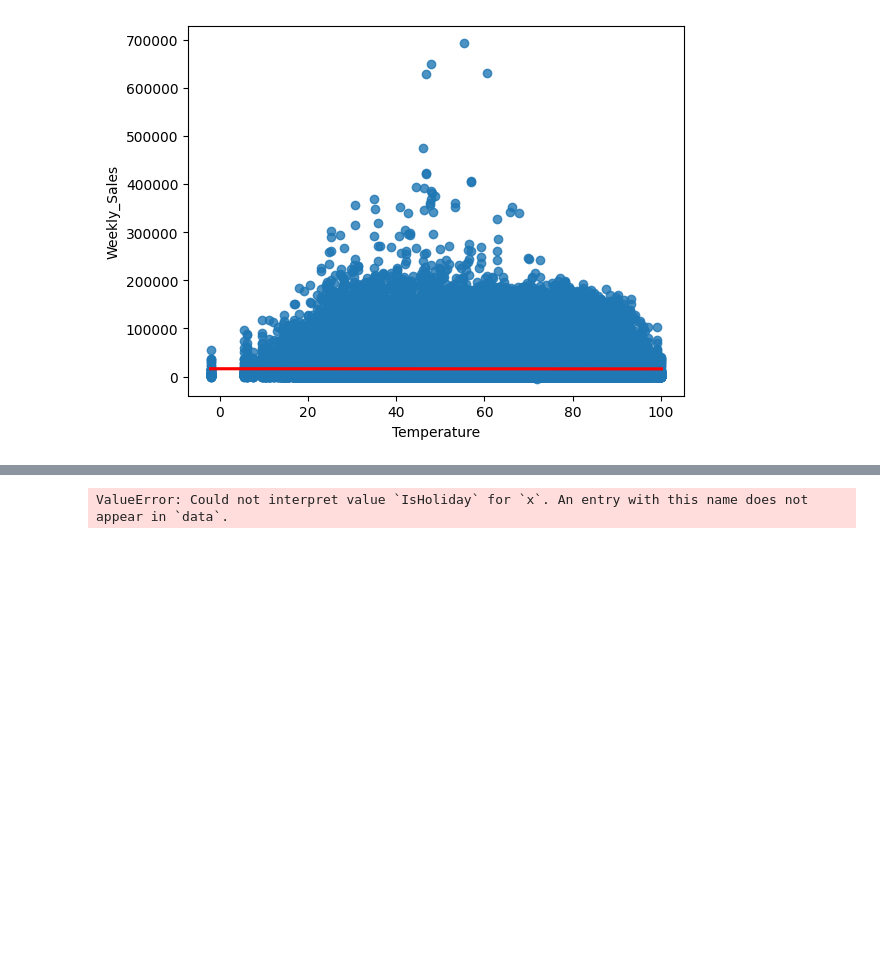
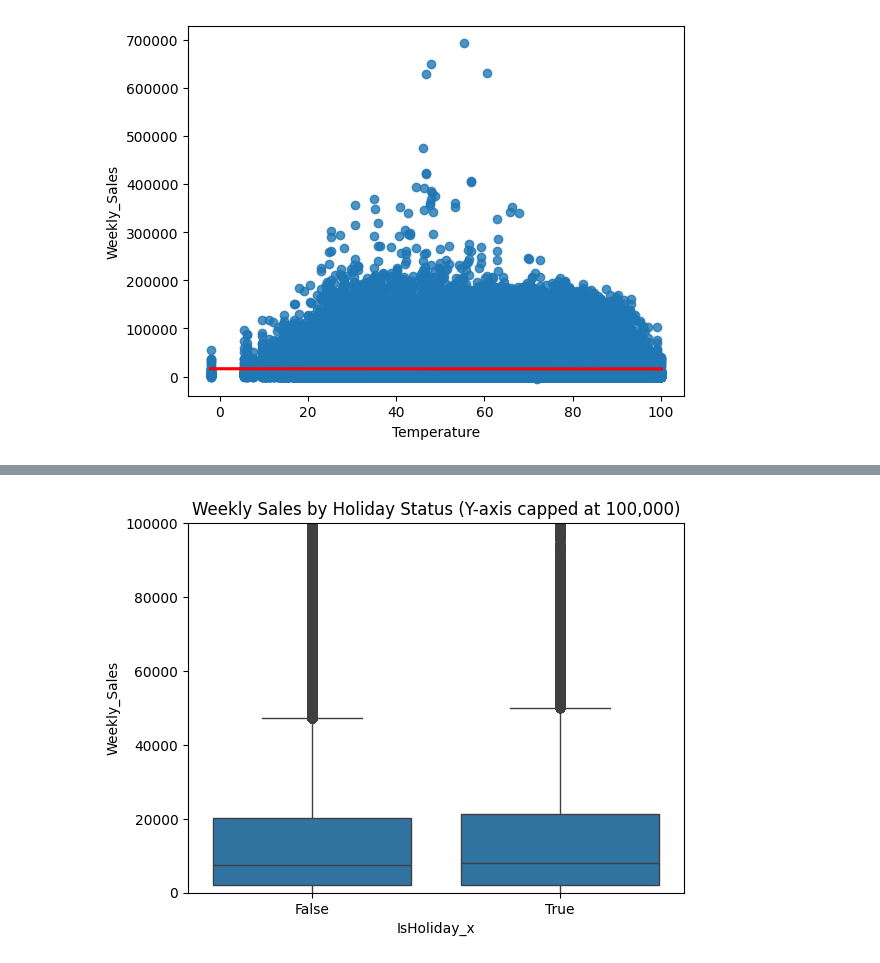
Before and after one commit to jjayli/my-data-science, a Jupyter notebook: Retail_Sales_Forecasting.ipynb, the cells around one changed output, grey strips where cells are left out. Drawn from its saved outputs; the diff is of its cells as text; code cells hidden in the pictures; blank space fills up the shorter version.

```diff
--- a/Retail_Sales_Forecasting.ipynb
+++ b/Retail_Sales_Forecasting.ipynb
@@ -34,9 +39,9 @@ import seaborn as sns
 import pandas as pd
 import numpy as np
 
-stores = pd.read_csv("/content/stores-data-set.csv")
-features = pd.read_csv("/content/Features-data-set.csv")
-sales = pd.read_csv("/content/sales-data-set.csv")
+stores = pd.read_csv("/content/stores data-set.csv")
+features = pd.read_csv("/content/Features data set.csv")
+sales = pd.read_csv("/content/sales data-set.csv")
 # %%
 # 결측치 확인
 stores.isna().sum()
@@ -121,8 +126,8 @@ plotScatterMatrix(sales, 10, 8)
 
 판매 데이터에 매장 정보와 외부 요인을 조인하여 분석 단위 (매장, 날짜)형태로
 # %%
-df = sales.merge(stores, on="Store")
-df = df.merge(features, on=["Store", "Date"])
+a = sales.merge(stores, on="Store")
+df = a.merge(features, on=["Store", "Date"])
 # %%
 # 트렌드 분석 (시계열 기반) 연간 / 분기별 평균 매출 변화
 df['Date'] = pd.to_datetime(df['Date'], format='%d/%m/%Y')
@@ -150,8 +159,11 @@ sns.regplot(x='Temperature', y='Weekly_Sales', data=df, line_kws={'color':'red'}
 # %%
 # 연간 날씨 패턴
-sns.boxplot(x='IsHoliday', y='Weekly_Sales', data=df)
+sns.boxplot(x='IsHoliday_x', y='Weekly_Sales', data=df)
+plt.ylim(0, 100000)
+plt.title('Weekly Sales by Holiday Status (Y-axis capped at 100,000)')
+plt.show()
 # %% [output]
-ValueError: Could not interpret value `IsHoliday` for `x`. An entry with this name does not appear in `data`.
+[figure, added]
 # %%
 # 매장 타입에 따른 매출 차이
 sns.boxplot(data=df, x="Type", y="Weekly_Sales")
```
Also changed, not shown: parts of 10 cells of this notebook.
